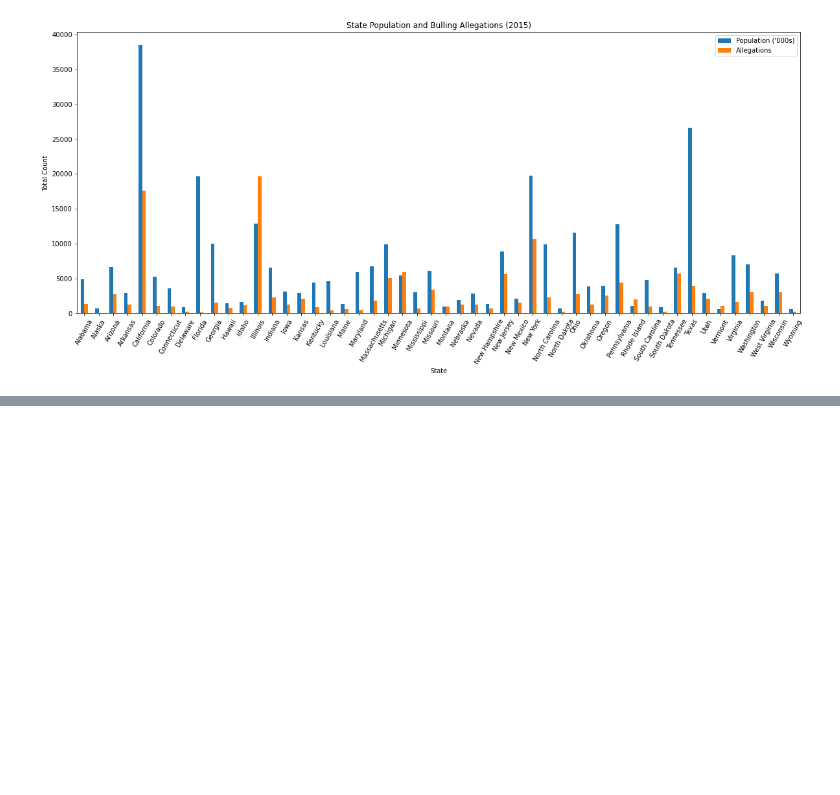
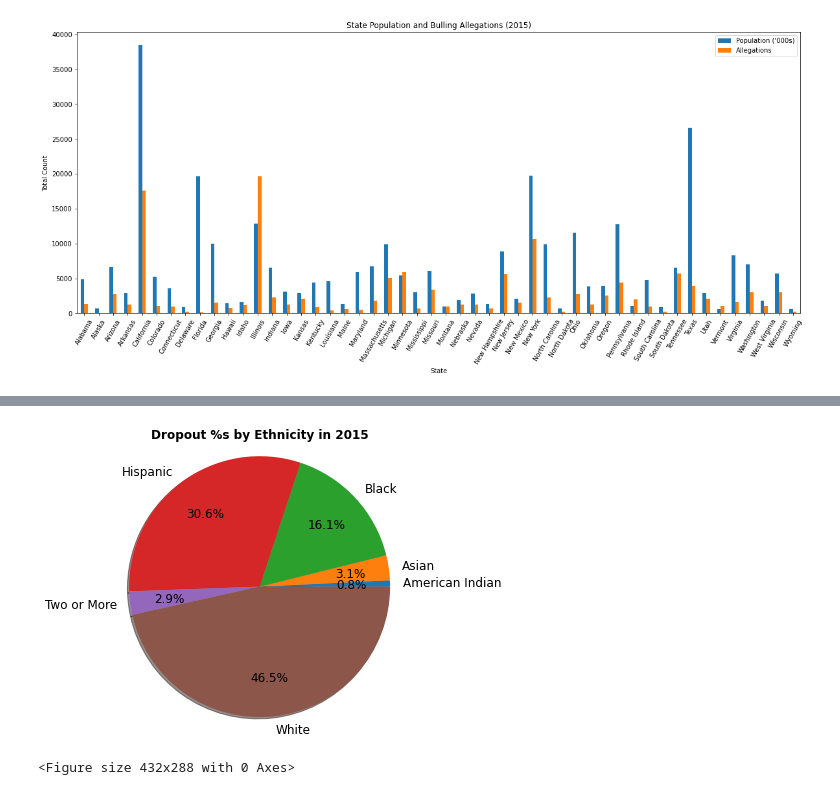
Before and after one commit to hannahduncan/bullying-in-america, a Jupyter notebook: Analysis.ipynb, the cells around one changed output, grey strips where cells are left out. Cells and saved outputs as stored; diff of their text form; code cells hidden in the pictures; blank space fills up the shorter version.

```diff
--- a/Analysis.ipynb
+++ b/Analysis.ipynb
@@ -405,0 +478,16 @@ plt.savefig(f"Output/Images/LT50_Grad_Rates.png")
+# %%
+#Group dropout data by ethnicity
+SY2015_ethnic = SY2015_dfc.groupby("Ethnicity")
+SY2015_ethnic.sum()
+
+# Generate a pie plot showing the distribution of dropout counts by ethnicity
+ethnicities = "American Indian", "Asian", "Black", "Hispanic", "Two or More", "White"
+ecounts = [39, 156, 807, 1541, 146, 2339]
+fig1, ax1 = plt.subplots()
+ax1.pie(ecounts, labels=ethnicities, radius = 1.5, textprops={'size': 'larger'}, pctdistance=0.7, autopct='%1.1f%%', shadow=True)
+ax1.set_title("Dropout %s by Ethnicity in 2015", y = 1.2, fontdict={'fontsize': 'large', 'verticalalignment': 'top', 'fontweight': 600})
+plt.show()
+plt.savefig("Output/Images/Ethnicity.png", format="png")
+# %% [output]
+[figure, added]
+<Figure size 432x288 with 0 Axes>
```
Also changed, not shown: parts of 29 cells of this notebook, 10 other files.
